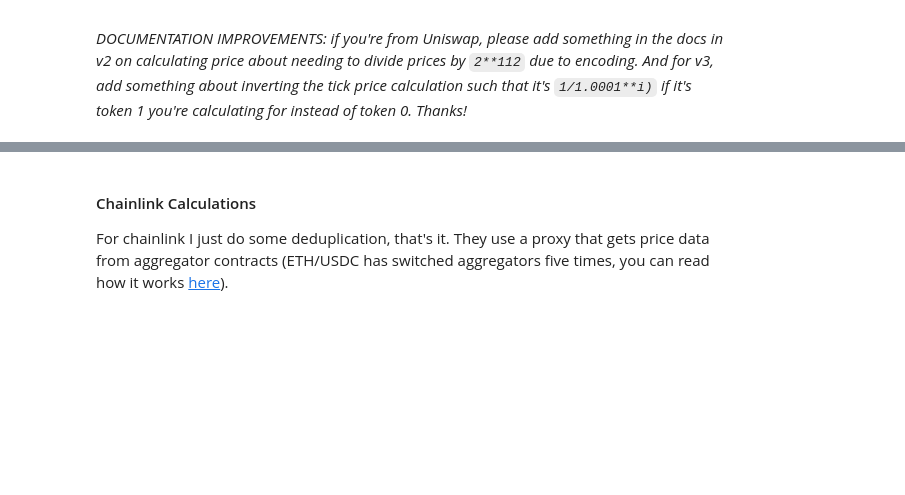
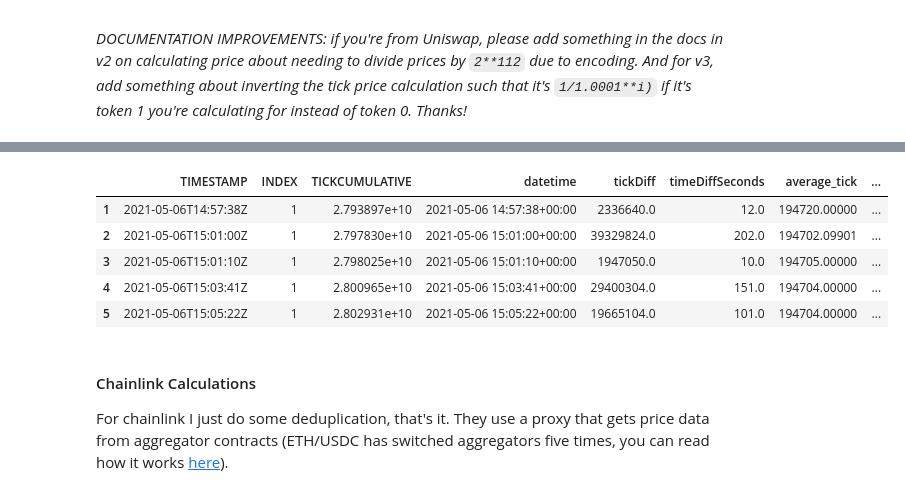
Before and after one commit to andrewhong5297/uniswapv2_v3-oracle-analysis, a Jupyter notebook: Oracle Analysis ETH-USDC Uniswap vs Chainlink.ipynb, the cells around one changed output, grey strips where cells are left out. Saved outputs shown, nothing was run; the diff lists cells and outputs as text; code cells hidden in the pictures; blank space fills up the shorter version.

```diff
--- a/Oracle Analysis ETH-USDC Uniswap vs Chainlink.ipynb
+++ b/Oracle Analysis ETH-USDC Uniswap vs Chainlink.ipynb
@@ -75,6 +84,15 @@ uni_v3_03["uni_v3_ETH_price"] = uni_v3_03["average_tick"].apply(lambda x: 1/(1.0
 
 #filtering for same reason as earlier
 uni_v3_03 = uni_v3_03[(uni_v3_03['average_tick'] > 100000) & (uni_v3_03['average_tick'] < 300000)]
+# %%
+uni_v3_03.head()
+# %% [output]
+|  | TIMESTAMP | INDEX | TICKCUMULATIVE | datetime | tickDiff | timeDiffSeconds | average_tick | ... |
+| 1 | 2021-05-06T14:57:38Z | 1 | 2.793897e+10 | 2021-05-06 14:57:38+00:00 | 2336640.0 | 12.0 | 194720.00000 | ... |
+| 2 | 2021-05-06T15:01:00Z | 1 | 2.797830e+10 | 2021-05-06 15:01:00+00:00 | 39329824.0 | 202.0 | 194702.09901 | ... |
+| 3 | 2021-05-06T15:01:10Z | 1 | 2.798025e+10 | 2021-05-06 15:01:10+00:00 | 1947050.0 | 10.0 | 194705.00000 | ... |
+| 4 | 2021-05-06T15:03:41Z | 1 | 2.800965e+10 | 2021-05-06 15:03:41+00:00 | 29400304.0 | 151.0 | 194704.00000 | ... |
+| 5 | 2021-05-06T15:05:22Z | 1 | 2.802931e+10 | 2021-05-06 15:05:22+00:00 | 19665104.0 | 101.0 | 194704.00000 | ... |
 # %% [markdown]
 #### Chainlink Calculations
 
```
Also changed, not shown: parts of 13 cells of this notebook.
